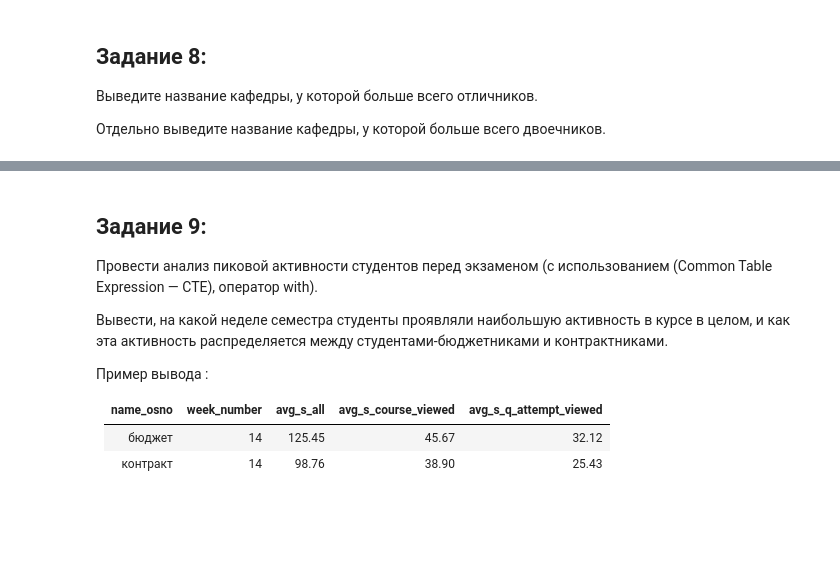
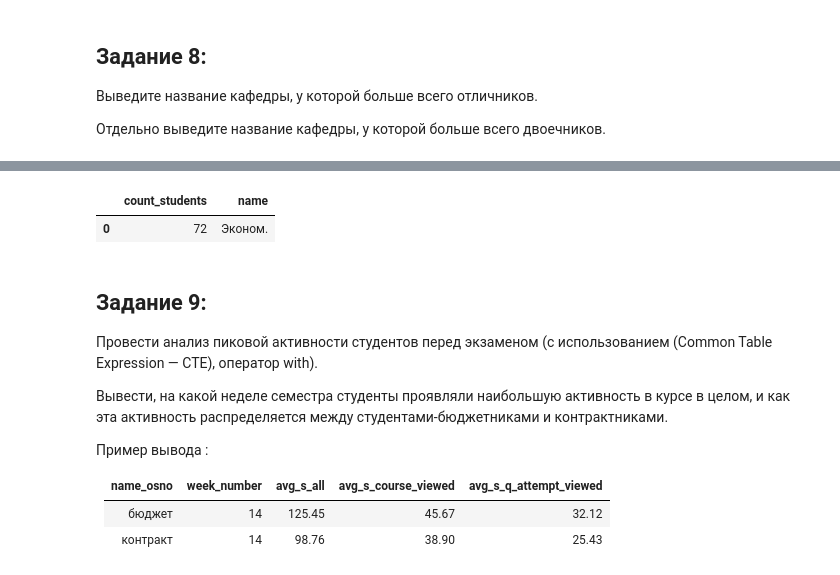
Before and after one commit to Nominante1/Big_data_in_economics_Davydoff, a Jupyter notebook: task_4_Docker/postGre_portal_logs.ipynb, the cells around one changed output, grey strips where cells are left out. Drawn from its saved outputs; the diff is of its cells as text; code cells hidden in the pictures; blank space fills up the shorter version.

```diff
--- a/task_4_Docker/postGre_portal_logs.ipynb
+++ b/task_4_Docker/postGre_portal_logs.ipynb
@@ -404,3 +481,34 @@ display(df)
+# %%
+#Список кафедр и количество студентов в каждой из них
+query = """
+
+    SELECT
+        COUNT(DISTINCT userid),
+        depart
+    FROM USER_LOGS
+    WHERE namer_level = '2'
+    GROUP BY depart
+"""
+
+query = """
+    SELECT
+        COUNT(DISTINCT USER_LOGS.userid) AS count_students,
+        DEPARTMENTS.name
+    FROM USER_LOGS
+        INNER JOIN DEPARTMENTS ON USER_LOGS.depart = DEPARTMENTS.id
+    WHERE namer_level = '2'
+    GROUP BY DEPARTMENTS.name
+    ORDER BY count_students DESC
+    LIMIT 1
+"""
+
+
+
+df = pd.read_sql_query(query, conn)
+display(df)
+# %% [output]
+|  | count_students | name |
+| 0 | 72 | Эконом. |
 # %% [markdown]
 ## Задание 9:
 Провести анализ пиковой активности студентов перед экзаменом (с использованием (Common Table Expression — CTE), оператор with).
```
Also changed, not shown: parts of 11 cells of this notebook.
